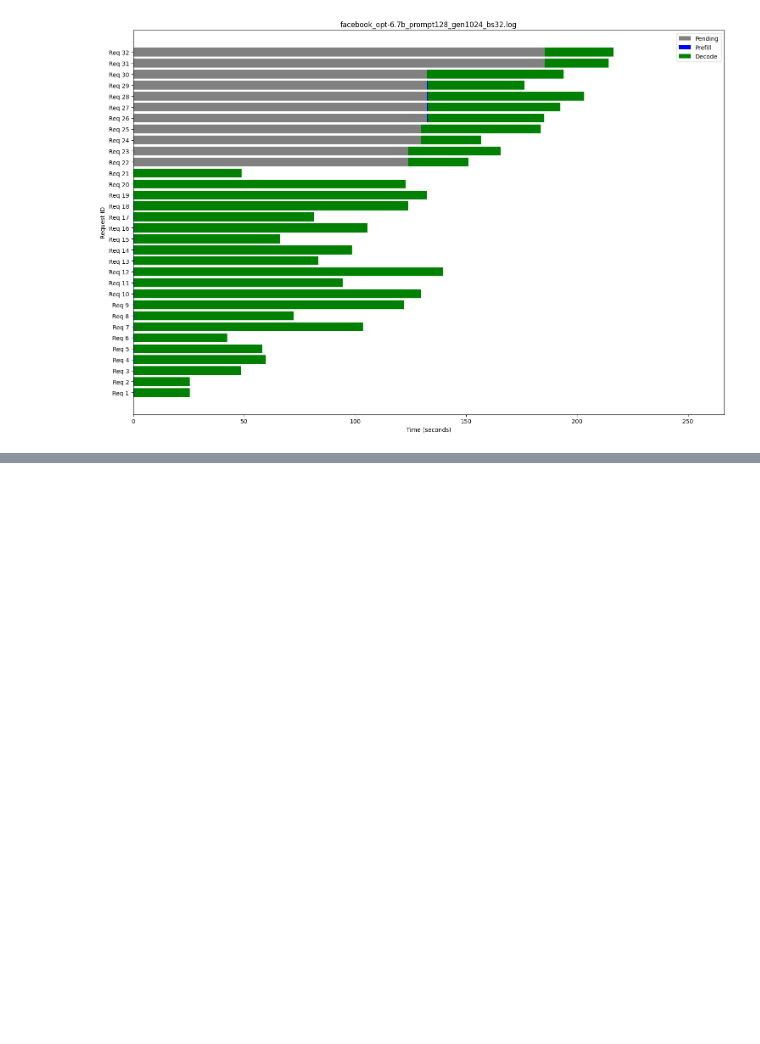
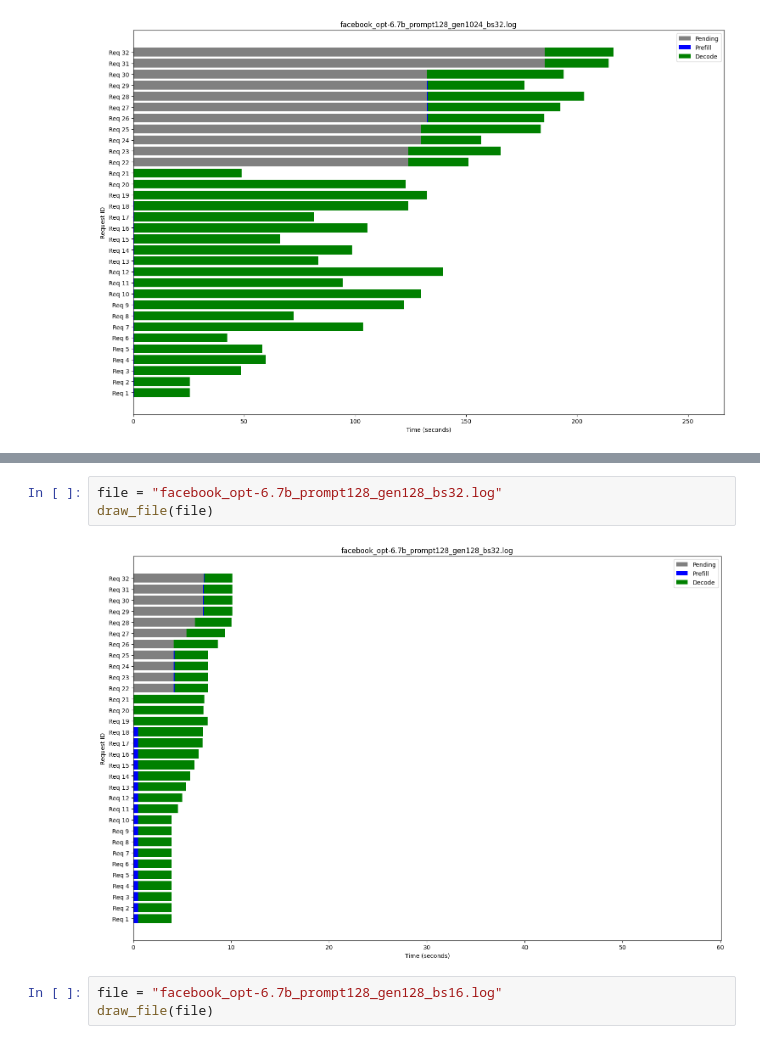
Before and after one commit to chickenribtianhy/vllm_eval, a Jupyter notebook: vis.ipynb, the cells around one changed output, grey strips where cells are left out. Cells and saved outputs as stored; diff of their text form; blank space fills up the shorter version.

```diff
--- a/vis.ipynb
+++ b/vis.ipynb
@@ -117,0 +123,8 @@ draw_file(file)
+# %%
+file = "facebook_opt-6.7b_prompt128_gen128_bs32.log"
+draw_file(file)
+# %% [output]
+[figure, added]
+# %%
+file = "facebook_opt-6.7b_prompt128_gen128_bs16.log"
+draw_file(file)
```
Also changed, not shown: parts of 1 cell of this notebook.
